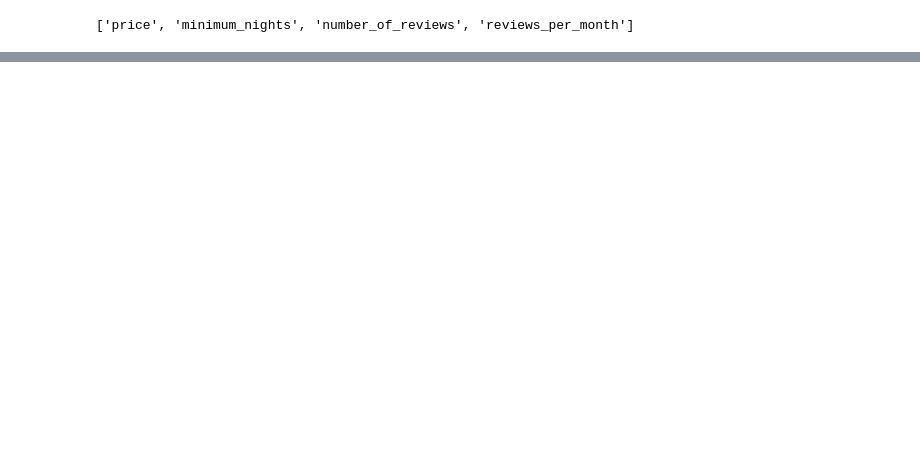
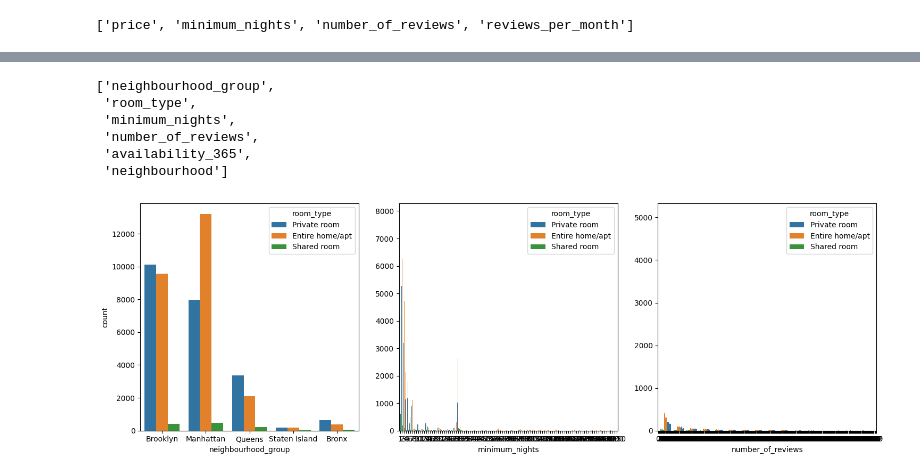
Before and after one commit to 4GeeksAcademy/nicholasdetriomachine-learning-python-template, a Jupyter notebook: src/explore.ipynb, the cells around one changed output, grey strips where cells are left out. Saved outputs shown, nothing was run; the diff lists cells and outputs as text; code cells hidden in the pictures; blank space fills up the shorter version.

```diff
--- a/src/explore.ipynb
+++ b/src/explore.ipynb
@@ -355,0 +406,21 @@ numerical_features
+# %%
+categorical_features
+# %% [output]
+['neighbourhood_group',
+ 'room_type',
+ 'minimum_nights',
+ 'number_of_reviews',
+ 'availability_365',
+ 'neighbourhood']
+# %%
+fig, axis = plt.subplots(1,3, figsize = (15, 5))
+
+sns.countplot(ax = axis[0], data = total_data, x = "neighbourhood_group", hue = "room_type")
+sns.countplot(ax = axis[1], data = total_data, x = "minimum_nights", hue = "room_type").set(ylabel = None)
+sns.countplot(ax = axis[2], data = total_data, x = "number_of_reviews", hue = "room_type").set(ylabel = None)
+
+plt.tight_layout()
+
+plt.show()
+# %% [output]
+[figure, added]
```
Also changed, not shown: parts of 13 cells of this notebook.
